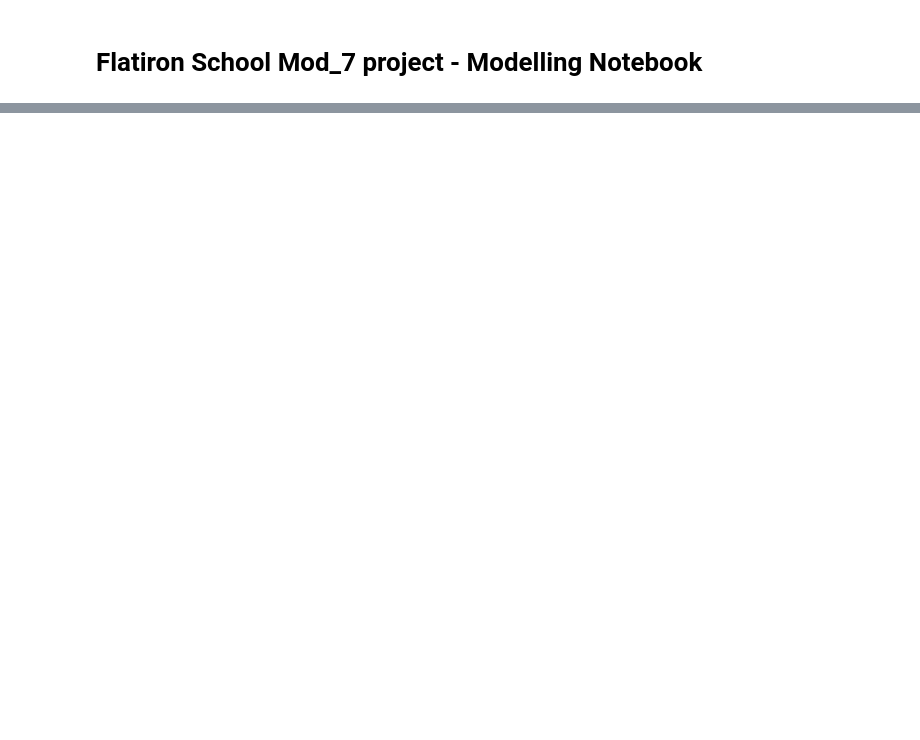
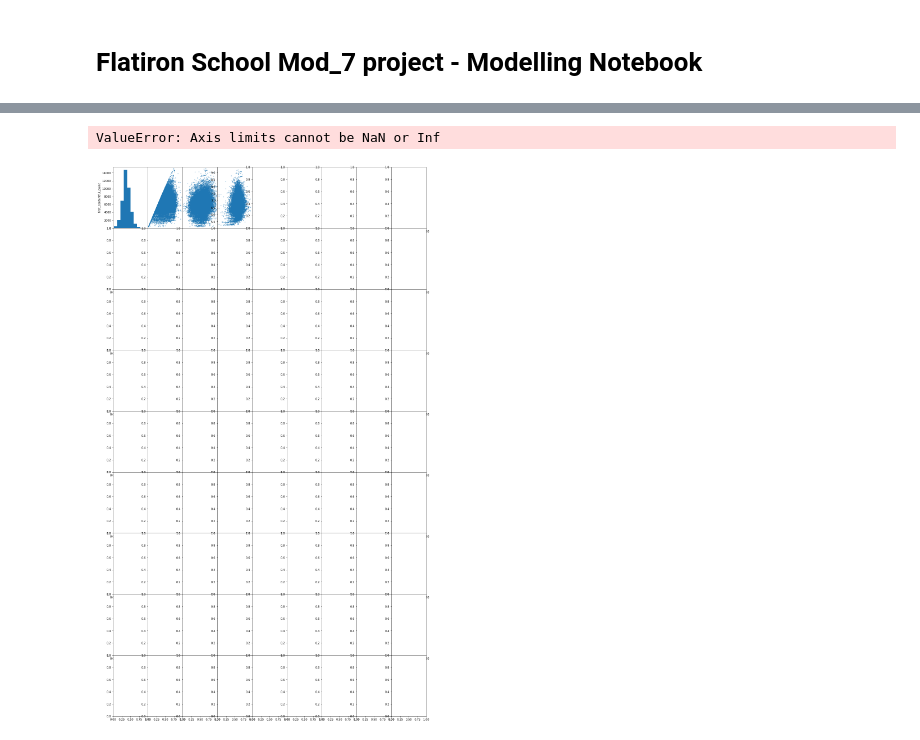
Before and after one commit to sandy-lee/Reverse-Engineering-Google-Pagespeed, a Jupyter notebook: flatiron_school_mod_7_projecy_modelling_notebook.ipynb, the cells around one changed output, grey strips where cells are left out. Cells and saved outputs as stored; diff of their text form; code cells hidden in the pictures; blank space fills up the shorter version.

```diff
--- a/flatiron_school_mod_7_projecy_modelling_notebook.ipynb
+++ b/flatiron_school_mod_7_projecy_modelling_notebook.ipynb
@@ -82,0 +106,26 @@ array([[ 6.02183101e-01, -7.80336140e-01, -1.70842395e-01, ...,
+# %%
+X_train_log = pd.DataFrame(columns = ['first_contentful_paint',
+                                      'time_to_interactive',
+                                      'time_to_first_byte',
+                                      'dom_size',
+                                      'boot_up_time',
+                                      'first_meaningful_paint',
+                                      'total_blocking_time',
+                                      'network_requests',
+                                      'total_byte_weight'])
+non_normal = ['first_contentful_paint',
+              'time_to_interactive',
+              'time_to_first_byte',
+              'dom_size',
+              'boot_up_time',
+              'first_meaningful_paint',
+              'total_blocking_time',
+              'network_requests',
+              'total_byte_weight']
+for feat in non_normal:
+    X_train_log[feat] = X_train[feat].map(lambda x: np.log(x))
+# %%
+pd.plotting.scatter_matrix(X_train_log, figsize=(20,36));
+# %% [output]
+ValueError: Axis limits cannot be NaN or Inf
+[figure, added]
```
Also changed, not shown: parts of 34 cells of this notebook, 1 other file.
